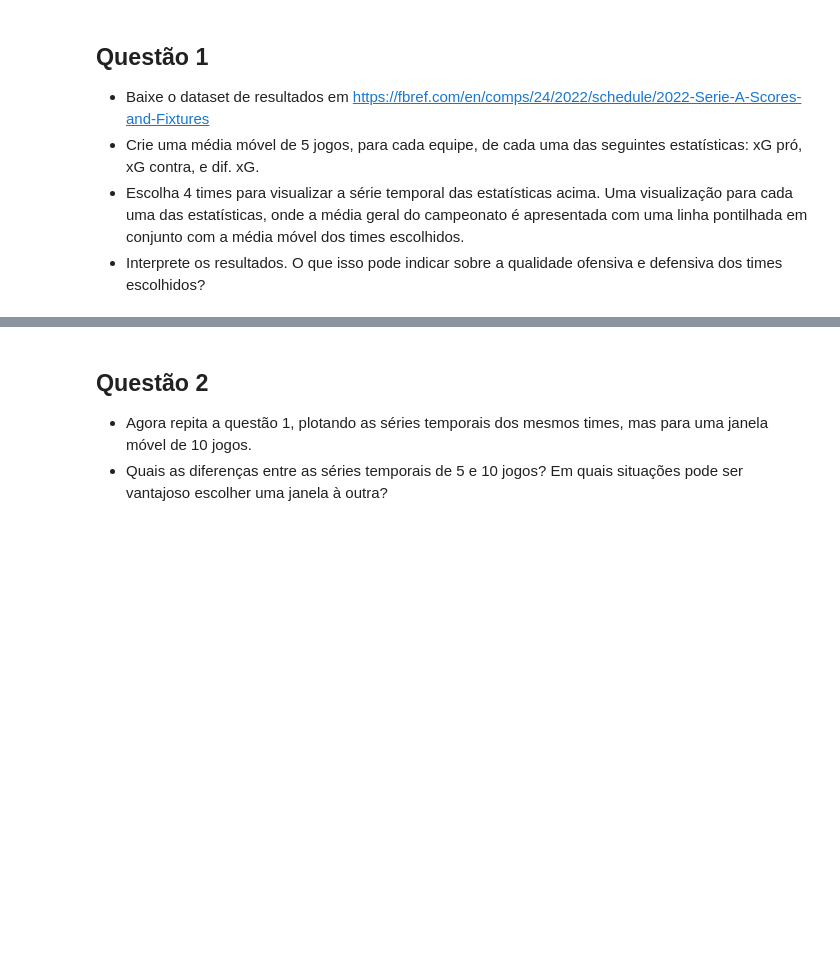
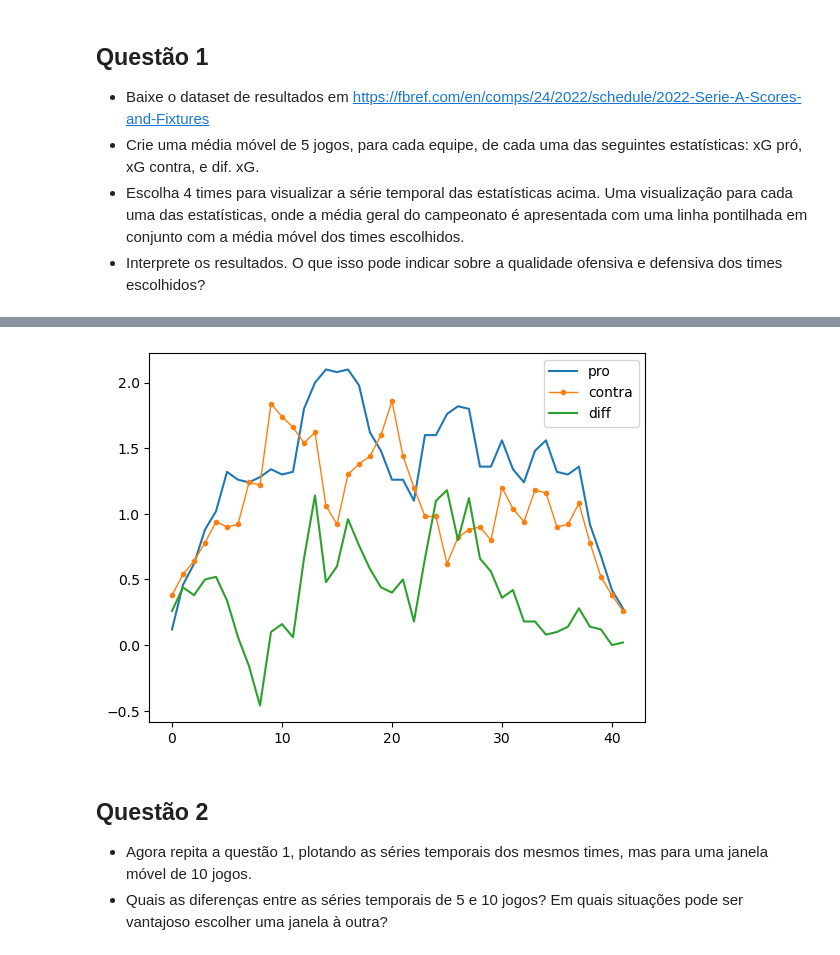
Before and after one commit to lframosferreira/soccer-analytics-notebooks, a Jupyter notebook: atv02/ativ_2.ipynb, the cells around one changed output, grey strips where cells are left out. Drawn from its saved outputs; the diff is of its cells as text; code cells hidden in the pictures; blank space fills up the shorter version.

```diff
--- a/atv02/ativ_2.ipynb
+++ b/atv02/ativ_2.ipynb
@@ -15,0 +22,6 @@ Nesta atividade, vamos revisar os conceitos aprendidos em sala de aula sobre est
+# %%
+df: pd.DataFrame = pd.read_csv("../data/sportsref.csv")
+df.drop(columns=["Match Report", "Notes"], inplace=True)
+df.rename(columns={"xG": "xG_Home", "xG.1": "xG_Away"}, inplace=True)
+df["xG_diff"] = df["xG_Home"] - df["xG_Away"]
+df
@@ -16,3 +42,20 @@ Nesta atividade, vamos revisar os conceitos aprendidos em sala de aula sobre est
+# %%
+# function to calculate and plot the moving average of a team for xG_pro, xG_against and xG_diff
+def plot_moving_average(df: pd.DataFrame, team: str, size: int) -> None:
+    team_df: pd.DataFrame = df[(df["Home"] == team) | (df["Away"] == team)]
+    team_df["xG_pro"] = np.where(team_df["Home"] == team, team_df["xG_Home"], team_df["xG_Away"])
+    team_df["xG_against"] = np.where(team_df["Home"] == team, team_df["xG_Away"], team_df["xG_Home"])
+    xG_pro_moving_avg: np.array = np.convolve(np.array(team_df["xG_pro"]), np.ones(size)) / size
+    xG_against_moving_avg: np.array = np.convolve(np.array(team_df["xG_against"]), np.ones(size)) / size
+    xG_diff_moving_avg: np.array = np.convolve(np.array(team_df["xG_diff"]), np.ones(size)) / size
+    plt.plot(xG_pro_moving_avg, label="pro")
+    plt.plot(xG_against_moving_avg, marker='o', linewidth=1, markersize=3, label="contra")
+    plt.plot(xG_diff_moving_avg, label="diff")
+    plt.legend()
+    plt.show()
+plot_moving_average(df=df, team="Internacional", size=5)
+# %% [output]
+[figure, added]
 # %% [markdown]
 ## Questão 2
 - Agora repita a questão 1, plotando as séries temporais dos mesmos times, mas para uma janela móvel de 10 jogos.
```
Also changed, not shown: parts of 2 cells of this notebook, 2 other files.
